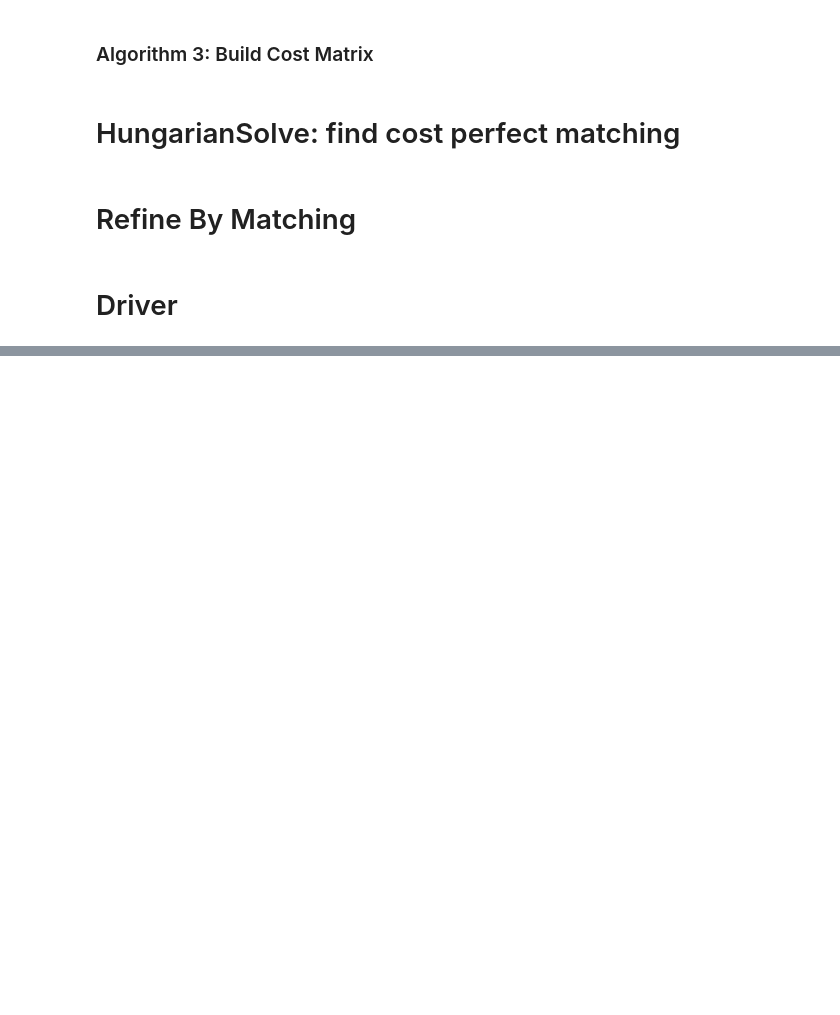
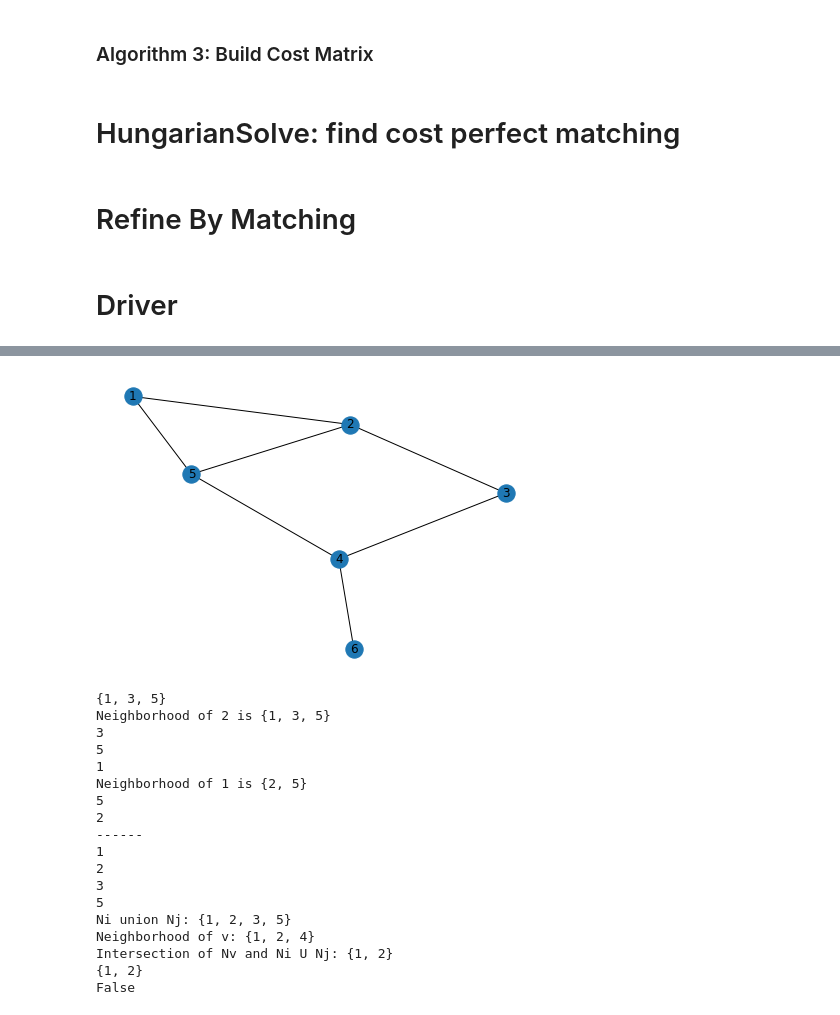
Before and after one commit to hhicks13/benchmarking-dasg, a Jupyter notebook: kas-benchmark.ipynb, the cells around one changed output, grey strips where cells are left out. Drawn from its saved outputs; the diff is of its cells as text; code cells hidden in the pictures; blank space fills up the shorter version.

```diff
--- a/kas-benchmark.ipynb
+++ b/kas-benchmark.ipynb
@@ -462,3 +484,26 @@ edge: ('j4', 'xj1') -- weight: -2
 edge: ('xi1', 'xj1') -- weight: 0
 edge: ('xi2', 'xj1') -- weight: 0
 ... (16 outputs left out)
+# %%
+nx.draw(G_A, with_labels=True,font='bold')
+plt.show()
+# %% [output]
+[figure, added]
+{1, 3, 5}
+Neighborhood of 2 is {1, 3, 5}
+3
+5
+1
+Neighborhood of 1 is {2, 5}
+5
+2
+------
+1
+2
+3
+5
+Ni union Nj: {1, 2, 3, 5}
+Neighborhood of v: {1, 2, 4}
+Intersection of Nv and Ni U Nj: {1, 2}
+{1, 2}
+False
```
Also changed, not shown: parts of 5 cells of this notebook.
